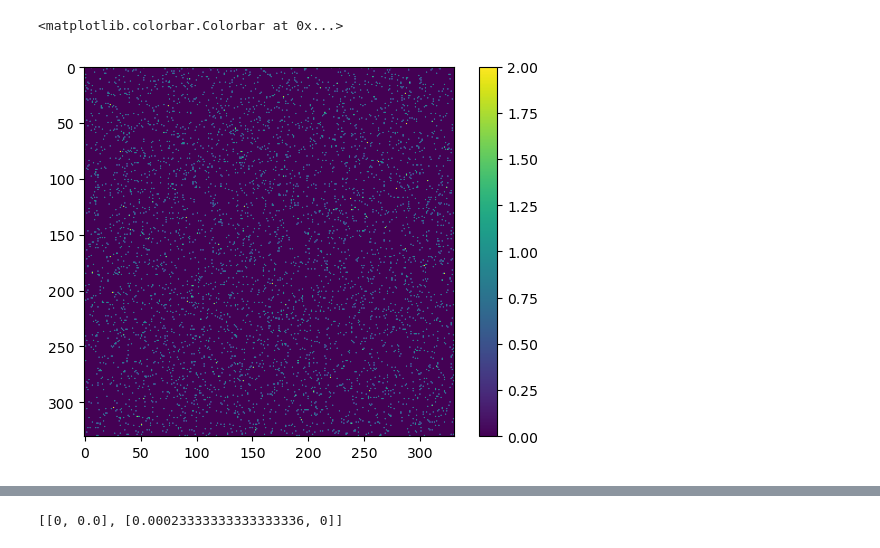
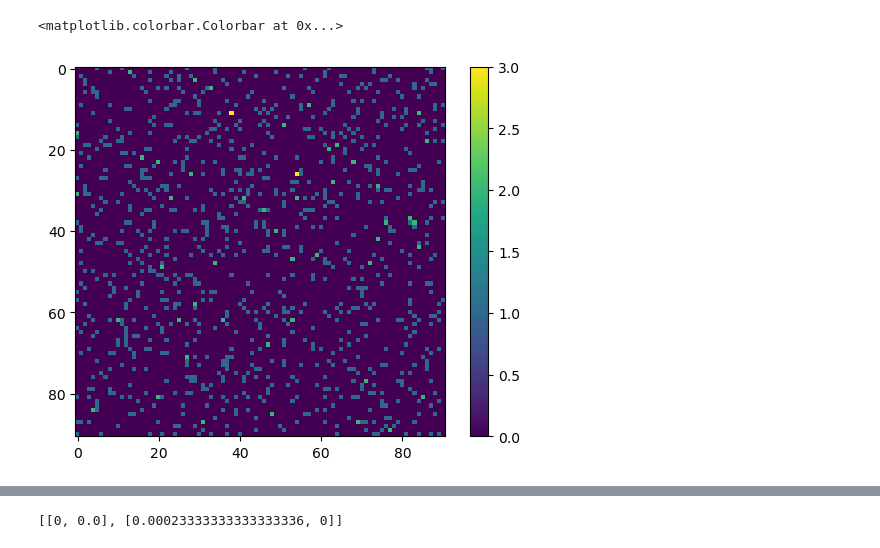
Before and after one commit to DavidAltamira/Topological-Effects-of-Urban-Network-into-Commuter-Decision-Making, a Jupyter notebook: Model_D.ipynb, the cells around one changed output, grey strips where cells are left out. Cells and saved outputs as stored; diff of their text form; code cells hidden in the pictures.

```diff
--- a/Model_D.ipynb
+++ b/Model_D.ipynb
@@ -253,10 +255,12 @@ class Congestion:
         return indirect #minutes
 # %%
 # OD matrix: randomly generated
-bike_edges_paths, OD_bike = CityTrafficSimulation(radius=10, n_users=5000).generate_paths()
+trafficSimulation = CityTrafficSimulation(radius=5, n_users=1000)
+bike_edges_paths, OD_bike = trafficSimulation.generate_paths()
+net = trafficSimulation.create_hexagonal_network()
 
 plt.imshow(OD_bike)
 plt.colorbar()
 # %% [output]
 <matplotlib.colorbar.Colorbar at 0x...>
-[figure, old version]
+[figure, new version]
```
Also changed, not shown: parts of 5 cells of this notebook.
